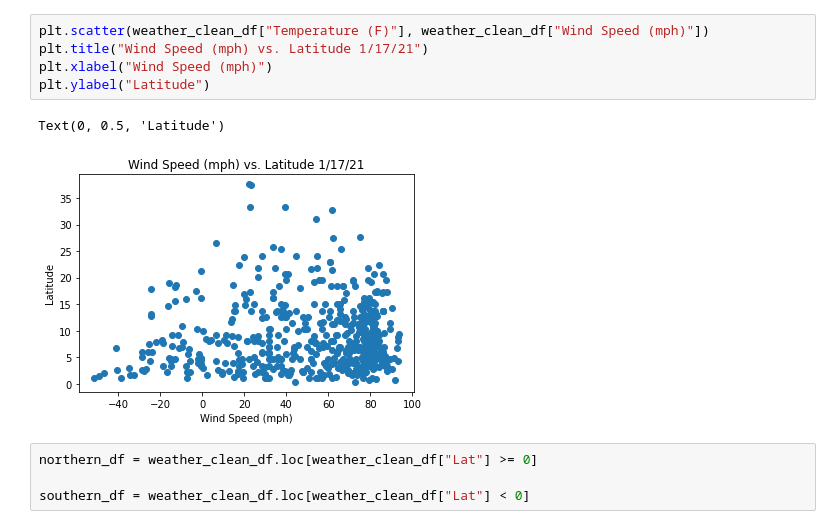
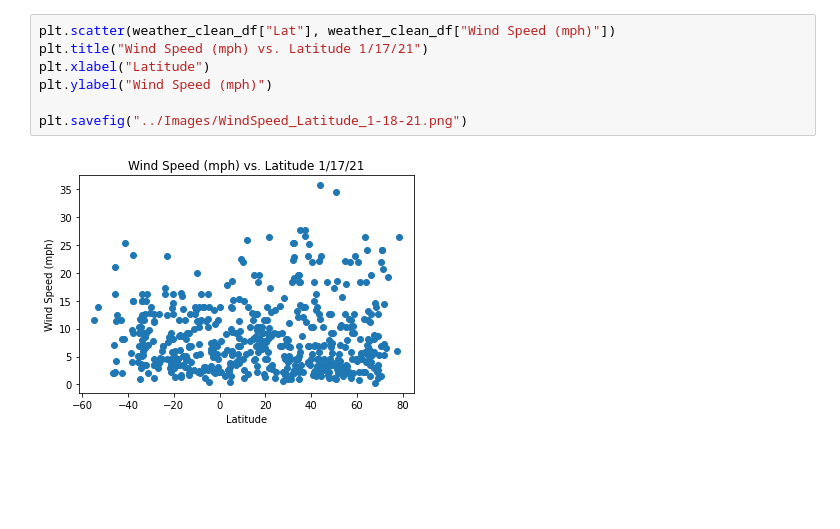
Before and after one commit to emmobley63/Equator-Climate-Vacation, a Jupyter notebook: WeatherPy/WeatherPy.ipynb, the cells around one changed output. Cells and saved outputs as stored; diff of their text form; blank space fills up the shorter version.

```diff
--- a/WeatherPy/WeatherPy.ipynb
+++ b/WeatherPy/WeatherPy.ipynb
@@ -156,12 +159,9 @@ Text(0, 0.5, 'Latitude')
 # %%
-plt.scatter(weather_clean_df["Temperature (F)"], weather_clean_df["Wind Speed (mph)"])
+plt.scatter(weather_clean_df["Lat"], weather_clean_df["Wind Speed (mph)"])
 plt.title("Wind Speed (mph) vs. Latitude 1/17/21")
-plt.xlabel("Wind Speed (mph)")
-plt.ylabel("Latitude")
+plt.xlabel("Latitude")
+plt.ylabel("Wind Speed (mph)")
+
+plt.savefig("../Images/WindSpeed_Latitude_1-18-21.png")
 # %% [output]
-Text(0, 0.5, 'Latitude')
-[figure, old version]
+[figure, new version]
-# %%
-northern_df = weather_clean_df.loc[weather_clean_df["Lat"] >= 0]
-
-southern_df = weather_clean_df.loc[weather_clean_df["Lat"] < 0]
```
Also changed, not shown: parts of 19 cells of this notebook.
